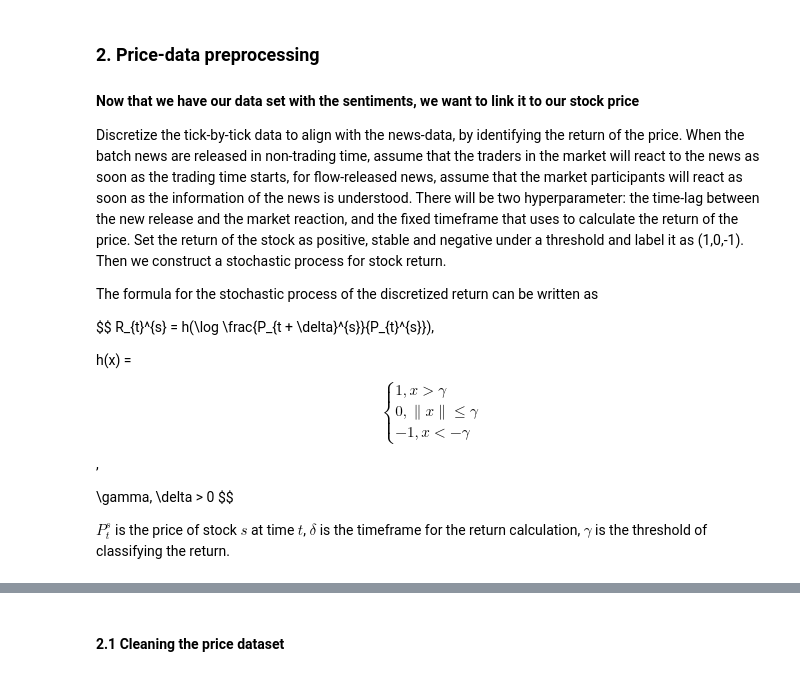
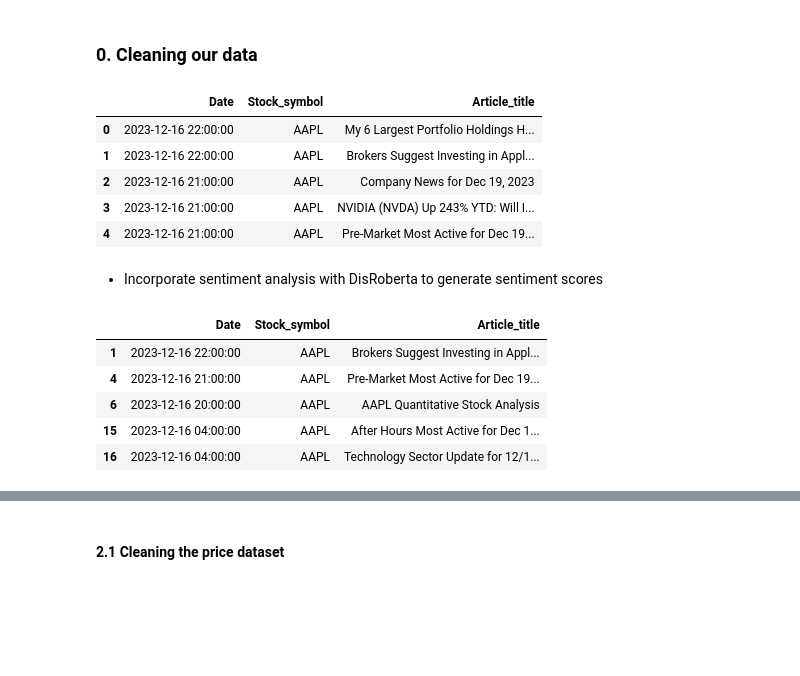
Before and after one commit to Crqbu/Sentiment-Market-Anomaly, a Jupyter notebook: notebooks/data_analysis_with_plots.ipynb, the cells around one changed output, grey strips where cells are left out. Drawn from its saved outputs; the diff is of its cells as text; code cells hidden in the pictures; blank space fills up the shorter version.

```diff
--- a/notebooks/data_analysis_with_plots.ipynb
+++ b/notebooks/data_analysis_with_plots.ipynb
@@ -173,18 +0,0 @@ plt.show()
-# %% [markdown]
-### 2. Price-data preprocessing
-
-#### Now that we have our data set with the sentiments, we want to link it to our stock price
-
-Discretize the tick-by-tick data to align with the news-data, by identifying the return of the price. When the batch news are released in non-trading time, assume that the traders in the market will react to the news as soon as the trading time starts, for flow-released news, assume that the market participants will react as soon as the information of the news is understood. There will be two hyperparameter: the time-lag between the new release and the market reaction, and the fixed timeframe that uses to calculate the return of the price. Set the return of the stock as positive, stable and negative under a threshold and label it as (1,0,-1). Then we construct a stochastic process for stock return.
-
-The formula for the stochastic process of the discretized return can be written as
-
-$$
-R_{t}^{s} = h(\log \frac{P_{t + \delta}^{s}}{P_{t}^{s}}),
-
-h(x) = \begin{cases}1, x > \gamma \\ 0, \|x\| \leq \gamma \\ -1, x < -\gamma\end{cases},
-
-\gamma, \delta > 0
-$$
-
-$P_{t}^{s}$ is the price of stock $s$ at time $t$, $\delta$ is the timeframe for the return calculation, $\gamma$ is the threshold of classifying the return.
@@ -190,0 +14,21 @@ $P_{t}^{s}$ is the price of stock $s$ at time $t$, $\delta$ is the timeframe for
+# %% [markdown]
+### 0. Cleaning our data
+# %%
+#Helper function to read the desired file
+def read_file(file_path):
+
+    file_extension = file_path.split('.')[-1].lower()
+
+    try:
+        if file_extension == 'csv':
+            # Read CSV file
+            df = pd.read_csv(file_path)
+        elif file_extension == 'parquet':
+            # Read Parquet file
+            df = pd.read_parquet(file_path)
+        else:
+            raise ValueError(f"Unsupported file format: {file_extension}")
+    except Exception as e:
+        raise ValueError(f"Error reading file: {e}")
+
+    return df
@@ -190,0 +52,15 @@ $P_{t}^{s}$ is the price of stock $s$ at time $t$, $\delta$ is the timeframe for
+# %%
+#Applying the function
+#First choose what dataset we want to clean.
+#I want us to first work with Apple news dataset but we could work with any dataset (just replace the path)
+df_to_clean = read_file("../data/raw/AAPL_news.parquet")
+df_to_clean.head()
+# %% [output]
+|  | Date | Stock_symbol | Article_title |
+| 0 | 2023-12-16 22:00:00 | AAPL | My 6 Largest Portfolio Holdings H... |
+| 1 | 2023-12-16 22:00:00 | AAPL | Brokers Suggest Investing in Appl... |
+| 2 | 2023-12-16 21:00:00 | AAPL | Company News for Dec 19, 2023 |
+| 3 | 2023-12-16 21:00:00 | AAPL | NVIDIA (NVDA) Up 243% YTD: Will I... |
+| 4 | 2023-12-16 21:00:00 | AAPL | Pre-Market Most Active for Dec 19... |
+# %% [markdown]
+  - Incorporate sentiment analysis with DisRoberta to generate sentiment scores
@@ -190,0 +94,11 @@ $P_{t}^{s}$ is the price of stock $s$ at time $t$, $\delta$ is the timeframe for
+# %%
+#function applied
+df_filtered = cleaner_df(df_to_clean, ticker_lst = ["Apple","AAPL"])
+df_filtered.head()
+# %% [output]
+|  | Date | Stock_symbol | Article_title |
+| 1 | 2023-12-16 22:00:00 | AAPL | Brokers Suggest Investing in Appl... |
+| 4 | 2023-12-16 21:00:00 | AAPL | Pre-Market Most Active for Dec 19... |
+| 6 | 2023-12-16 20:00:00 | AAPL | AAPL Quantitative Stock Analysis |
+| 15 | 2023-12-16 04:00:00 | AAPL | After Hours Most Active for Dec 1... |
+| 16 | 2023-12-16 04:00:00 | AAPL | Technology Sector Update for 12/1... |
```
Also changed, not shown: parts of 32 cells of this notebook, 10 other files.
